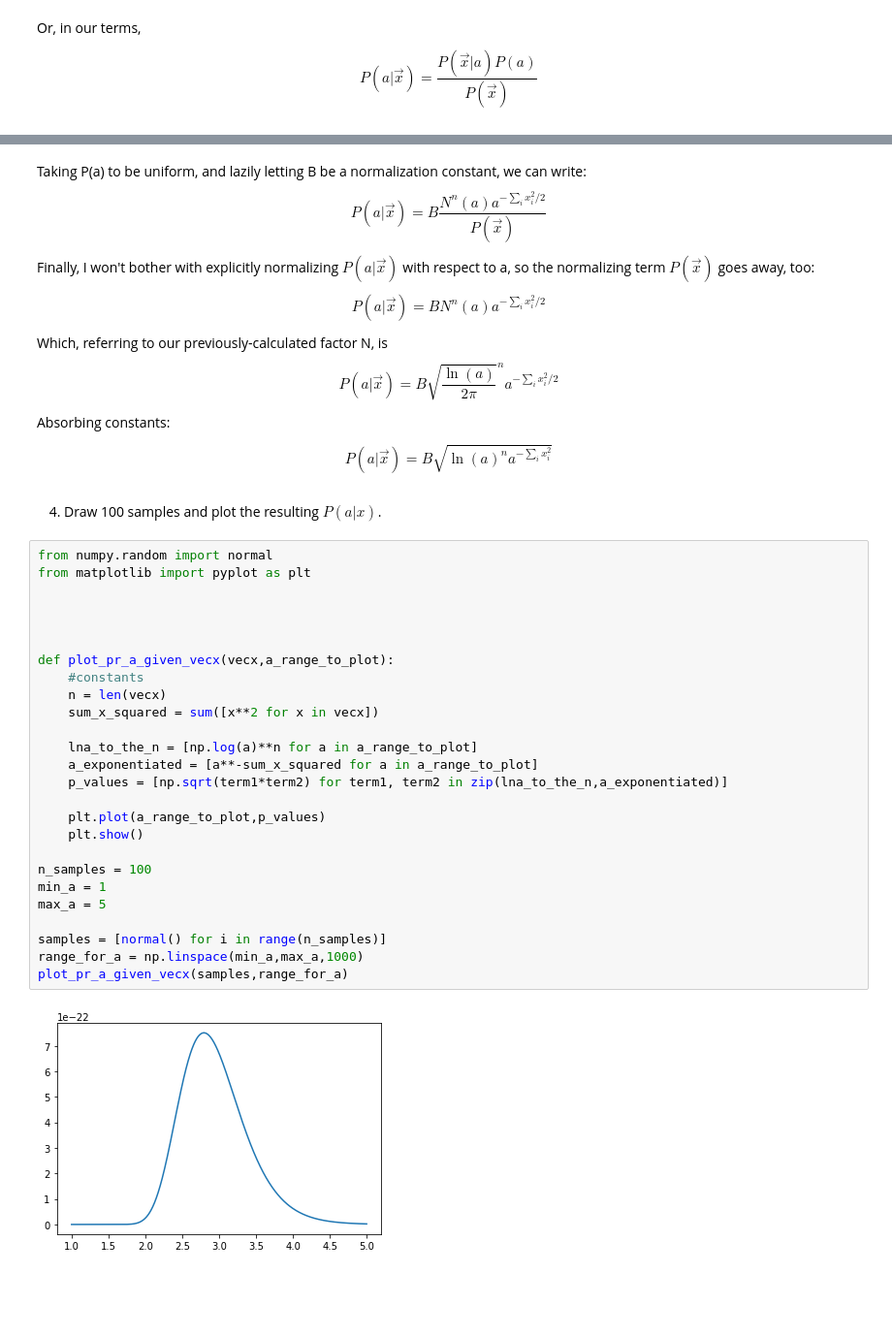
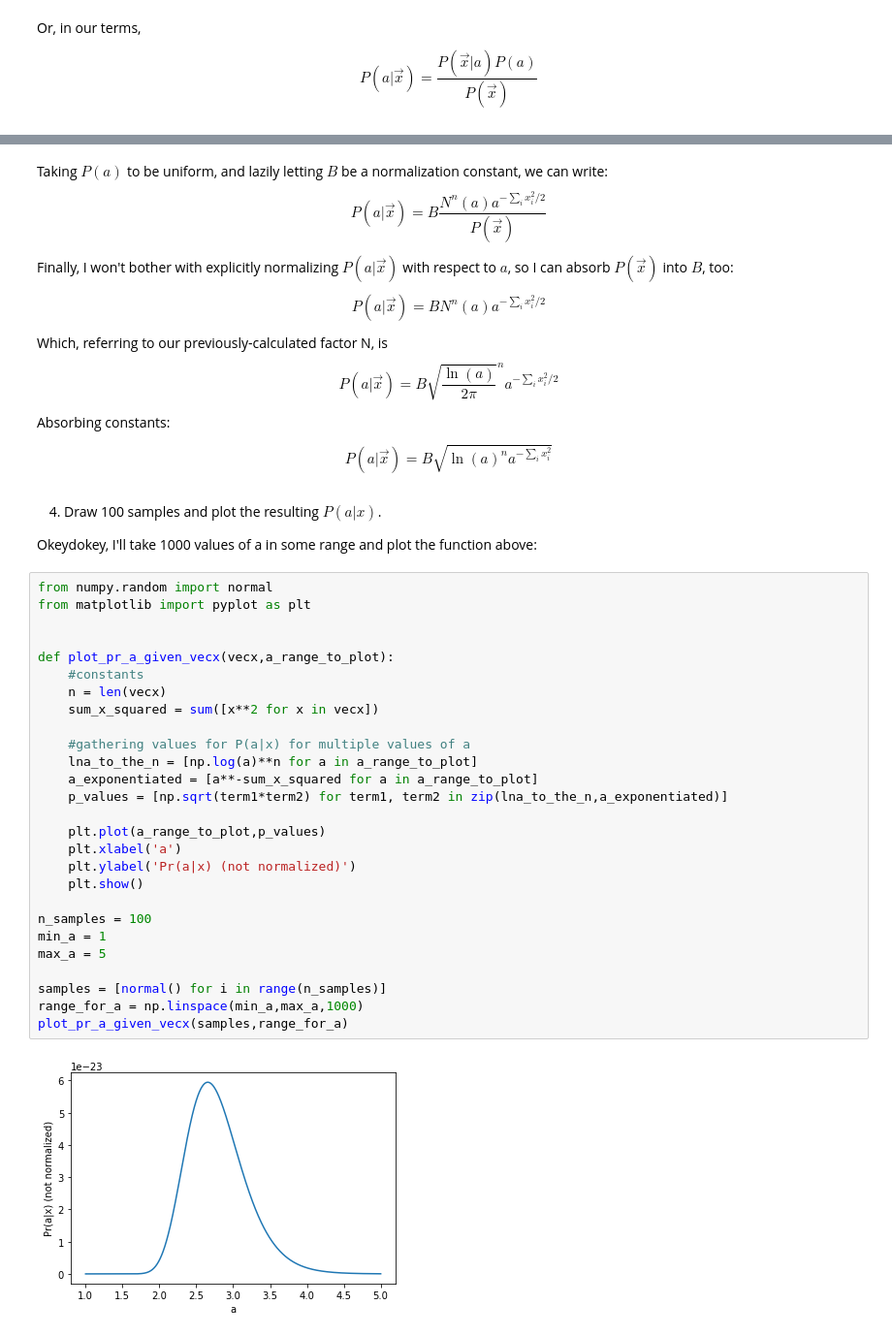
Before and after one commit to apkunesh/bayes_inference_PHY250, a Jupyter notebook: bayesian_inference.ipynb, the cells around one changed output, grey strips where cells are left out. Shown at 97% size. Cells and saved outputs as stored; diff of their text form; blank space fills up the shorter version.

```diff
--- a/bayesian_inference.ipynb
+++ b/bayesian_inference.ipynb
@@ -35,10 +35,10 @@ Since $x$ is generated by a "pure noise" Guassian, though,
 
 $$P(\vec{x}|a)=\prod_{i=1}^n P(x_i|a) = N^n(a)a^{-\sum_i x_i^2/2}$$
 # %% [markdown]
-Taking P(a) to be uniform, and lazily letting B be a normalization constant, we can write:
+Taking $P(a)$ to be uniform, and lazily letting $B$ be a normalization constant, we can write:
 $$P(a|\vec{x}) = B\frac{N^n(a)a^{-\sum_i x_i^2/2}}{P(\vec{x})}$$
 
-Finally, I won't bother with explicitly normalizing $P(a|\vec{x})$ with respect to a, so the normalizing term $P(\vec{x})$ goes away, too:
+Finally, I won't bother with explicitly normalizing $P(a|\vec{x})$ with respect to $a$, so I can absorb $P(\vec{x})$ into $B$, too:
 
 $$P(a|\vec{x}) = BN^n(a)a^{-\sum_i x_i^2/2}$$
 
@@ -47,34 +47,37 @@ $$P(a|\vec{x}) = B{\sqrt{\frac{\ln(a)}{2\pi}}}^na^{-\sum_i x_i^2/2}$$
 
 Absorbing constants:
 
-$$P(a|\vec{x}) = B\sqrt{{\ln(a)}^{n} a^{-\sum_i x_i^2}}$$
+$$\boxed{P(a|\vec{x}) = B\sqrt{{\ln(a)}^{n} a^{-\sum_i x_i^2}}}$$
 # %% [markdown]
 4) Draw 100 samples and plot the resulting $P(a|x)$.
+
+Okeydokey, I'll take 1000 values of a in some range and plot the function above:
 # %%
 from numpy.random import normal
 from matplotlib import pyplot as plt
-
-
 
 
 def plot_pr_a_given_vecx(vecx,a_range_to_plot):
     #constants
     n = len(vecx)
     sum_x_squared = sum([x**2 for x in vecx])
 
+    #gathering values for P(a|x) for multiple values of a
     lna_to_the_n = [np.log(a)**n for a in a_range_to_plot]
     a_exponentiated = [a**-sum_x_squared for a in a_range_to_plot]
     p_values = [np.sqrt(term1*term2) for term1, term2 in zip(lna_to_the_n,a_exponentiated)]
 
     plt.plot(a_range_to_plot,p_values)
+    plt.xlabel('a')
+    plt.ylabel('Pr(a|x) (not normalized)')
     plt.show()
 
 n_samples = 100
 min_a = 1
 max_a = 5
 
 samples = [normal() for i in range(n_samples)]
 range_for_a = np.linspace(min_a,max_a,1000)
 plot_pr_a_given_vecx(samples,range_for_a)
 # %% [output]
-[figure, old version]
+[figure, new version]
```
Also changed, not shown: parts of 10 cells of this notebook.
